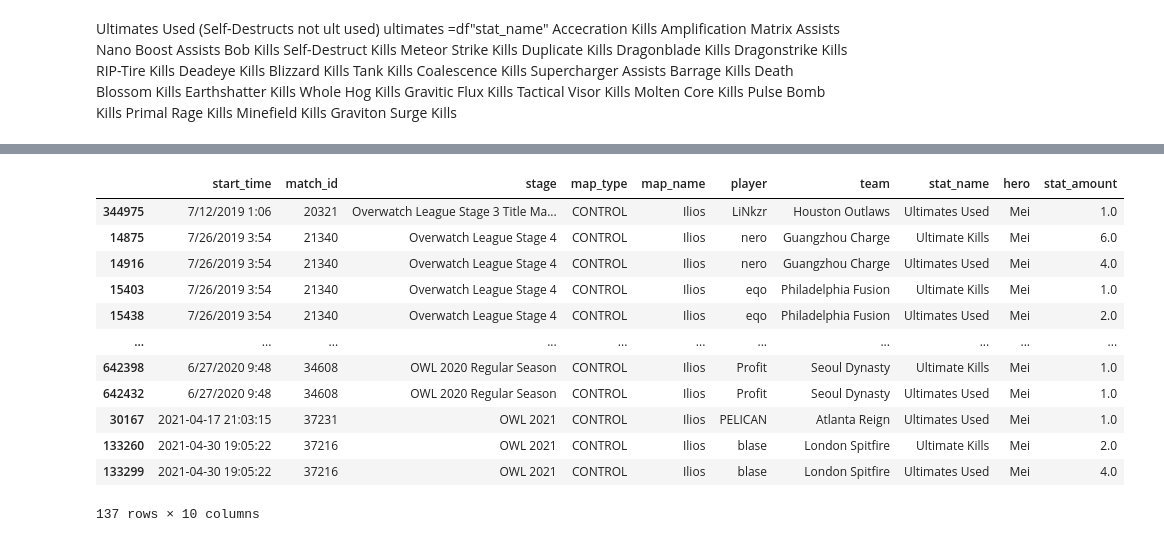
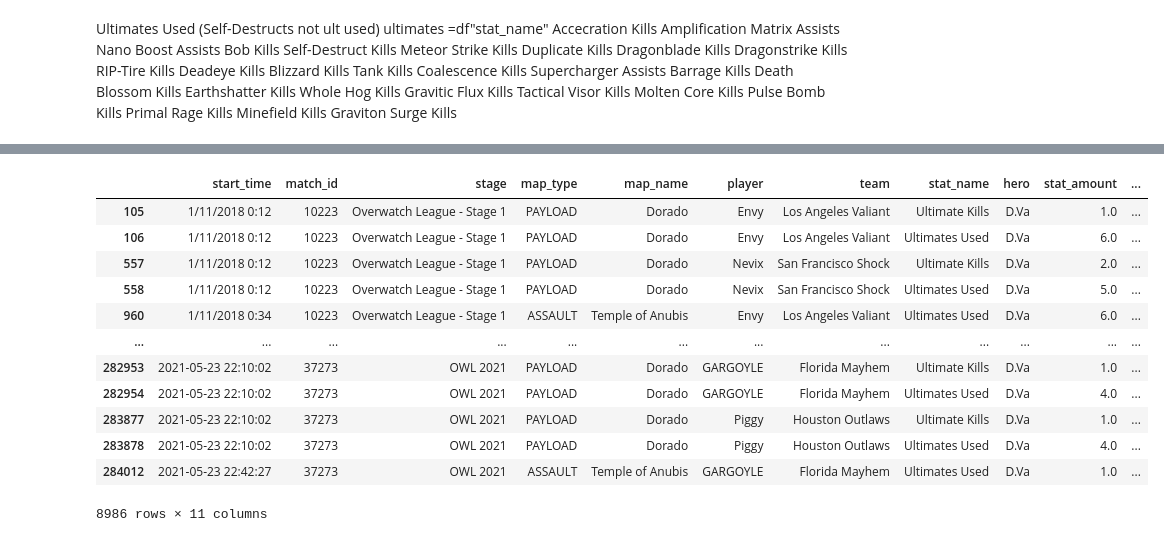
Before and after one commit to RogerWszolek/OverwatchAnalysis, a Jupyter notebook: Overwatch Questions.ipynb, the cells around one changed output, grey strips where cells are left out. Drawn from its saved outputs; the diff is of its cells as text; code cells hidden in the pictures.

```diff
--- a/Overwatch Questions.ipynb
+++ b/Overwatch Questions.ipynb
@@ -478,12 +498,12 @@ ultimates = (
 dvaUlt = ((df["stat_name"] =='Self-Destruct Kills')|(df["stat_name"] =='Self-Destructs'))
 # %%
 def rename_ults(x):
-    if x != "Ultimates Used":
+    if (x != "Ultimates Used")&(x != 'Self-Destructs'):
         return "Ultimate Kills"
     else:
         return "Ultimates Used"
 # %%
-df_ults = df[ultimates]
+df_ults = df[ultimates | dvaUlt]
 df_ults["stat_name"] = df_ults["stat_name"].apply(rename_ults)
 df_ults
 # %% [output]
@@ -512,18 +532,18 @@ df_ults_pivot["Kills per Ult"] = df_ults_pivot.apply(
         lambda x: x["Ultimate Kills"] / x["Ultimates Used"], axis="columns")
 df_ults_pivot.to_csv(r'data/ults_data.csv')
 # %%
-df_ults[(df_ults["map_name"] == "Ilios" )&(df_ults["hero"] == "Mei" )]
+df_ults[(df_ults["hero"] == "D.Va" )]
 # %% [output]
-|  | start_time | match_id | stage | map_type | map_name | player | team | stat_name | hero | stat_amount |
-| 344975 | 7/12/2019 1:06 | 20321 | Overwatch League Stage 3 Title Ma... | CONTROL | Ilios | LiNkzr | Houston Outlaws | Ultimates Used | Mei | 1.0 |
-| 14875 | 7/26/2019 3:54 | 21340 | Overwatch League Stage 4 | CONTROL | Ilios | nero | Guangzhou Charge | Ultimate Kills | Mei | 6.0 |
-| 14916 | 7/26/2019 3:54 | 21340 | Overwatch League Stage 4 | CONTROL | Ilios | nero | Guangzhou Charge | Ultimates Used | Mei | 4.0 |
-| 15403 | 7/26/2019 3:54 | 21340 | Overwatch League Stage 4 | CONTROL | Ilios | eqo | Philadelphia Fusion | Ultimate Kills | Mei | 1.0 |
-| 15438 | 7/26/2019 3:54 | 21340 | Overwatch League Stage 4 | CONTROL | Ilios | eqo | Philadelphia Fusion | Ultimates Used | Mei | 2.0 |
-| ... | ... | ... | ... | ... | ... | ... | ... | ... | ... | ... |
-| 642398 | 6/27/2020 9:48 | 34608 | OWL 2020 Regular Season | CONTROL | Ilios | Profit | Seoul Dynasty | Ultimate Kills | Mei | 1.0 |
-| 642432 | 6/27/2020 9:48 | 34608 | OWL 2020 Regular Season | CONTROL | Ilios | Profit | Seoul Dynasty | Ultimates Used | Mei | 1.0 |
-| 30167 | 2021-04-17 21:03:15 | 37231 | OWL 2021 | CONTROL | Ilios | PELICAN | Atlanta Reign | Ultimates Used | Mei | 1.0 |
-| 133260 | 2021-04-30 19:05:22 | 37216 | OWL 2021 | CONTROL | Ilios | blase | London Spitfire | Ultimate Kills | Mei | 2.0 |
-| 133299 | 2021-04-30 19:05:22 | 37216 | OWL 2021 | CONTROL | Ilios | blase | London Spitfire | Ultimates Used | Mei | 4.0 |
+|  | start_time | match_id | stage | map_type | map_name | player | team | stat_name | hero | stat_amount | ... |
+| 105 | 1/11/2018 0:12 | 10223 | Overwatch League - Stage 1 | PAYLOAD | Dorado | Envy | Los Angeles Valiant | Ultimate Kills | D.Va | 1.0 | ... |
+| 106 | 1/11/2018 0:12 | 10223 | Overwatch League - Stage 1 | PAYLOAD | Dorado | Envy | Los Angeles Valiant | Ultimates Used | D.Va | 6.0 | ... |
+| 557 | 1/11/2018 0:12 | 10223 | Overwatch League - Stage 1 | PAYLOAD | Dorado | Nevix | San Francisco Shock | Ultimate Kills | D.Va | 2.0 | ... |
+| 558 | 1/11/2018 0:12 | 10223 | Overwatch League - Stage 1 | PAYLOAD | Dorado | Nevix | San Francisco Shock | Ultimates Used | D.Va | 5.0 | ... |
+| 960 | 1/11/2018 0:34 | 10223 | Overwatch League - Stage 1 | ASSAULT | Temple of Anubis | Envy | Los Angeles Valiant | Ultimates Used | D.Va | 6.0 | ... |
+| ... | ... | ... | ... | ... | ... | ... | ... | ... | ... | ... | ... |
+| 282953 | 2021-05-23 22:10:02 | 37273 | OWL 2021 | PAYLOAD | Dorado | GARGOYLE | Florida Mayhem | Ultimate Kills | D.Va | 1.0 | ... |
+| 282954 | 2021-05-23 22:10:02 | 37273 | OWL 2021 | PAYLOAD | Dorado | GARGOYLE | Florida Mayhem | Ultimates Used | D.Va | 4.0 | ... |
+| 283877 | 2021-05-23 22:10:02 | 37273 | OWL 2021 | PAYLOAD | Dorado | Piggy | Houston Outlaws | Ultimate Kills | D.Va | 1.0 | ... |
+| 283878 | 2021-05-23 22:10:02 | 37273 | OWL 2021 | PAYLOAD | Dorado | Piggy | Houston Outlaws | Ultimates Used | D.Va | 4.0 | ... |
+| 284012 | 2021-05-23 22:42:27 | 37273 | OWL 2021 | ASSAULT | Temple of Anubis | GARGOYLE | Florida Mayhem | Ultimates Used | D.Va | 1.0 | ... |
-137 rows × 10 columns
+8986 rows × 11 columns
```
Also changed, not shown: parts of 7 cells of this notebook, 2 other files.
